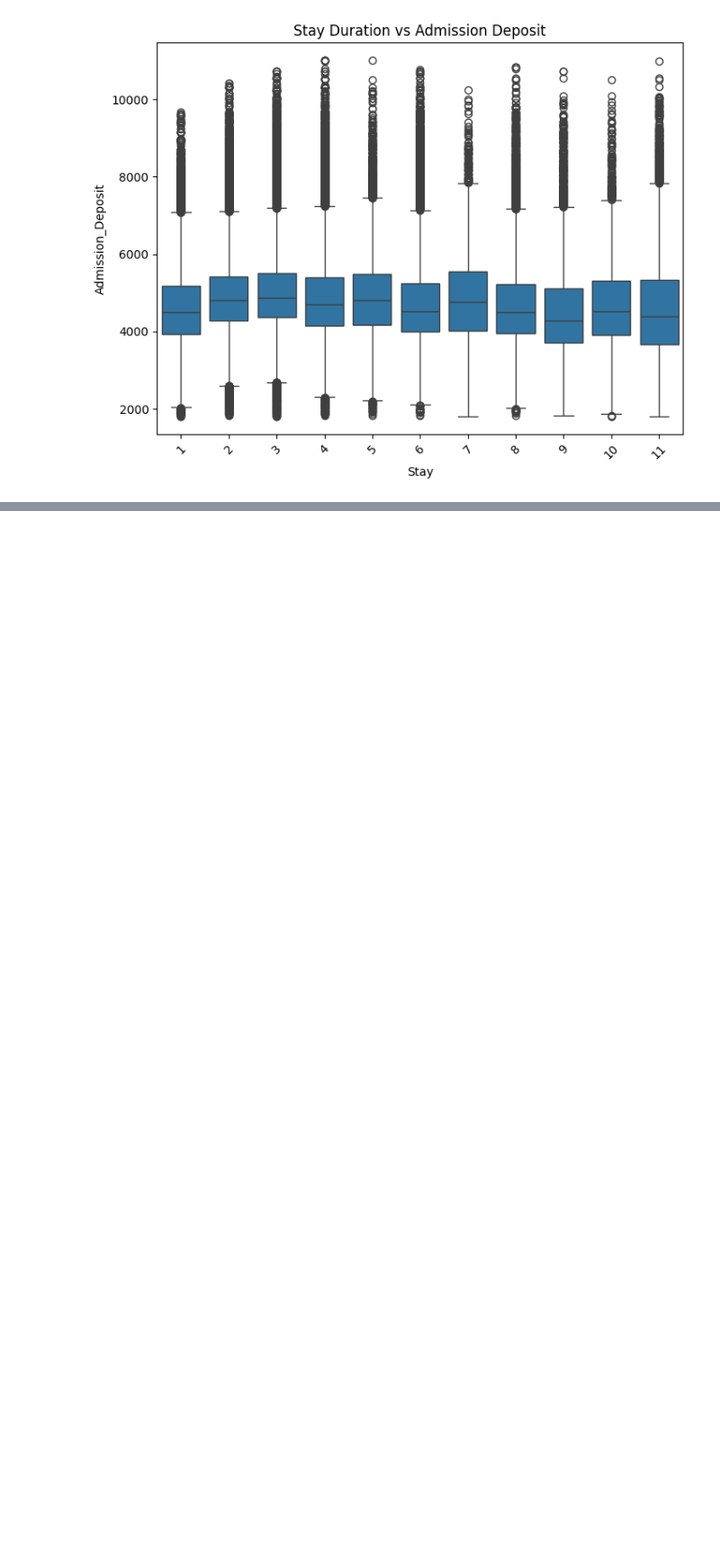
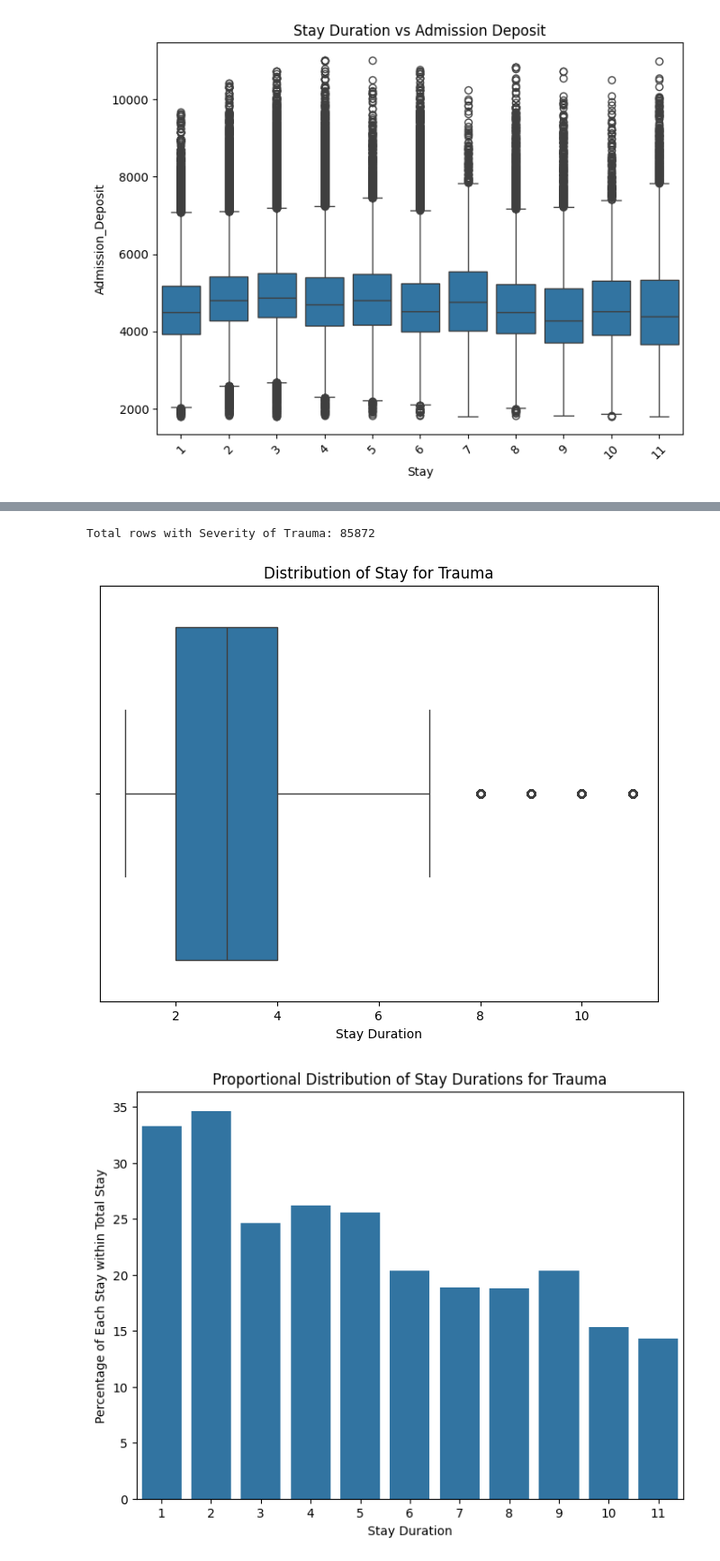
Before and after one commit to Jayjolie1026/4260, a Jupyter notebook: data_analysis.ipynb, the cells around one changed output, grey strips where cells are left out. Shown at 90% size. Drawn from its saved outputs; the diff is of its cells as text; code cells hidden in the pictures; blank space fills up the shorter version.

```diff
--- a/data_analysis.ipynb
+++ b/data_analysis.ipynb
@@ -437,0 +502,32 @@ plt.show()
+# %%
+# Extract rows where Severity of Illness is 1 (Trauma)
+severity_1_data = train_data[train_data['Severity of Illness'] == 1]
+print("Total rows with Severity of Trauma:", len(severity_1_data))
+
+# Correctly calculate proportions for each Stay within Severity = 1
+stay_counts_severity_1 = severity_1_data['Stay'].value_counts()
+stay_counts_total = train_data['Stay'].value_counts()
+stay_proportions = (stay_counts_severity_1 / stay_counts_total.loc[stay_counts_severity_1.index]) * 100
+
+# Box plot of Stay for Severity 1
+plt.figure(figsize=(8, 6))
+sns.boxplot(x=severity_1_data['Stay'])
+plt.title('Distribution of Stay for Trauma')
+plt.xlabel('Stay Duration')
+plt.show()
+
+# Proportional Count Plot of Stay for Severity 1
+plt.figure(figsize=(8, 6))
+sns.barplot(x=stay_proportions.index, y=stay_proportions.values)
+plt.title('Proportional Distribution of Stay Durations for Trauma')
+plt.xlabel('Stay Duration')
+plt.ylabel('Percentage of Each Stay within Total Stay')
+plt.show()
+
+# Statistical summary
+print("Statistical Summary for Trauma vs Stay:")
+print(severity_1_data['Stay'].describe())
+# %% [output]
+Total rows with Severity of Trauma: 85872
+[figure, added]
+[figure, added]
```
Also changed, not shown: parts of 11 cells of this notebook.
